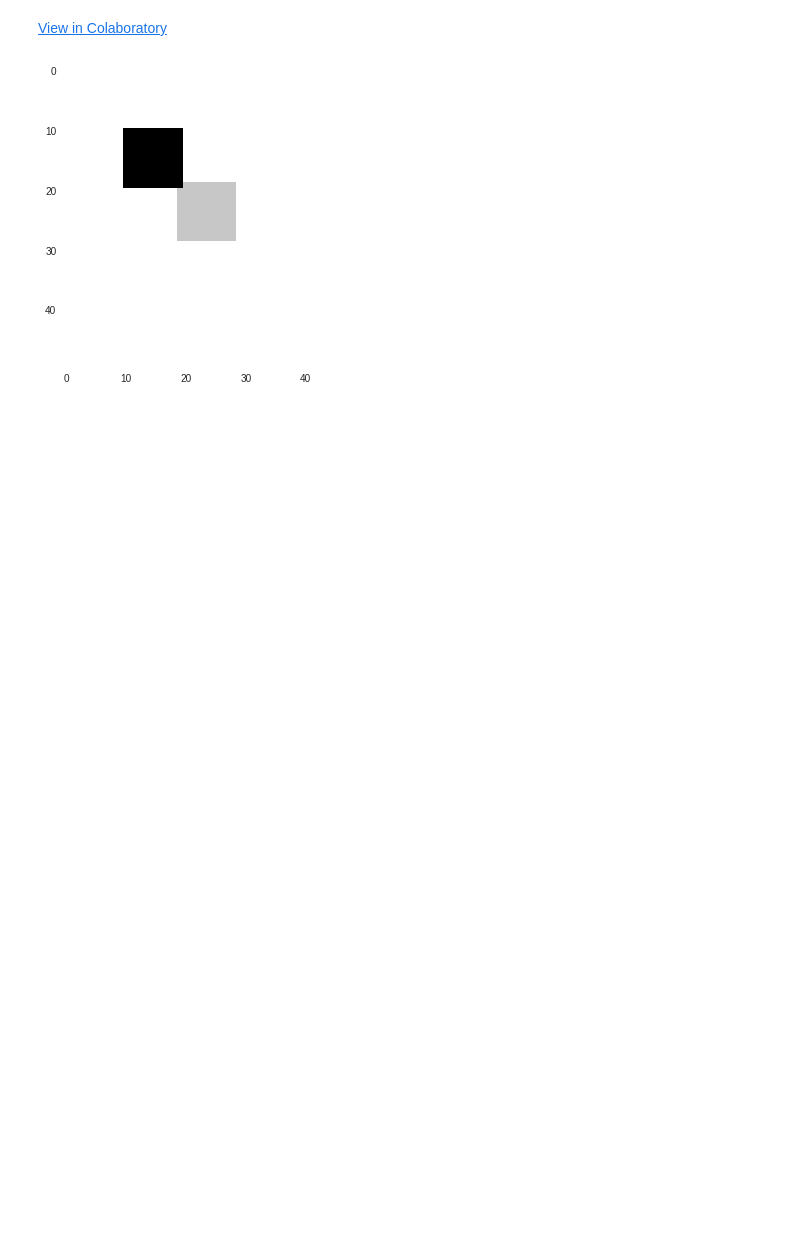
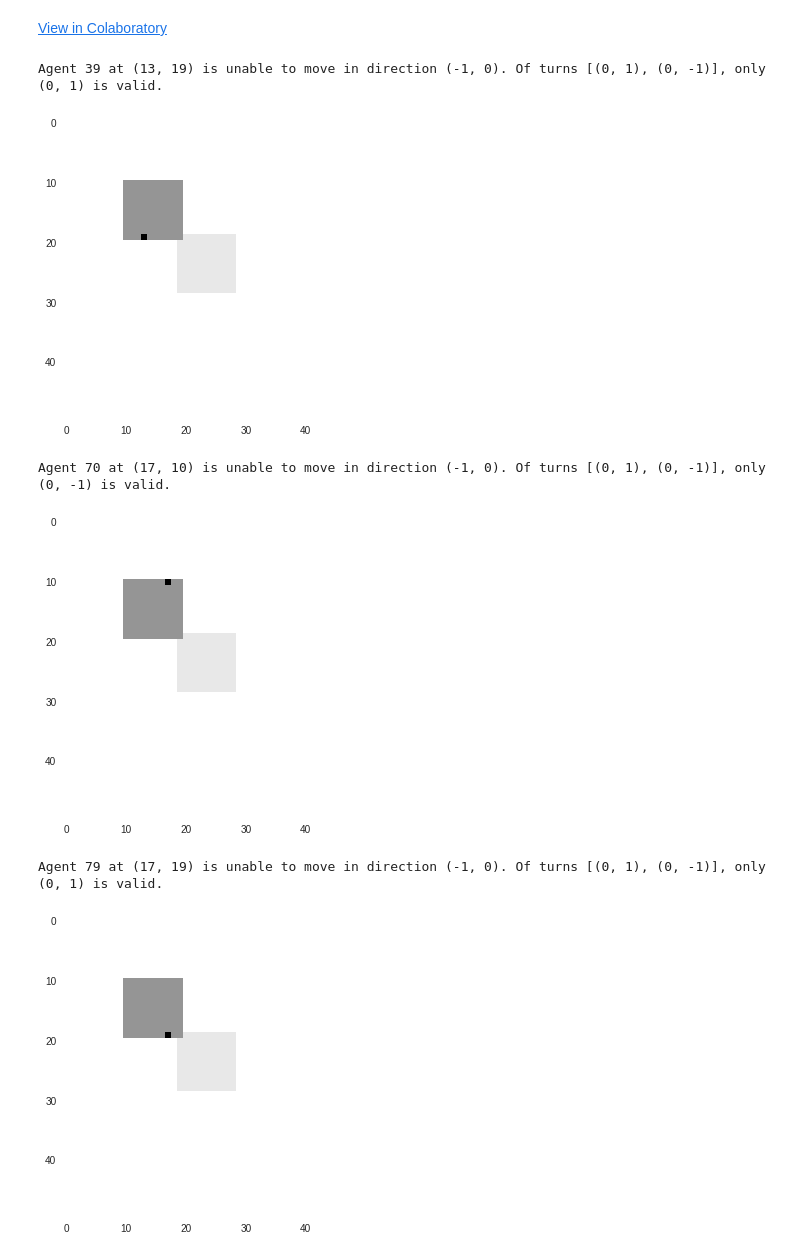
Before and after one commit to jpskycak/research_notebooks, a Jupyter notebook: modeling_programmable_self_assembly_with_cellular_automata.ipynb, the cells around one changed output. Cells and saved outputs as stored; diff of their text form; code cells hidden in the pictures; blank space fills up the shorter version.

```diff
--- a/modeling_programmable_self_assembly_with_cellular_automata.ipynb
+++ b/modeling_programmable_self_assembly_with_cellular_automata.ipynb
@@ -37,13 +37,15 @@ class Agents:
     center = self.true_coordinates[i]
     return [j for j,p in enumerate(self.true_coordinates) if distance(center,p)==1 and i!=j]
 
-  def plot(self):
+  def plot(self,highlight=[]):
     grid = np.zeros(self.grid_shape)
     for p in self.template_coordinates:
       grid[p]=0.33
     #max_gradient = max(self.gradient)
     for i,p in enumerate(self.true_coordinates):
       grid[p] = 1#1+ 2*(1 - float(max_gradient - self.gradient[i])/max_gradient)
+    for i in highlight:
+      grid[self.true_coordinates[i]] = 2
     plt.imshow(grid)
     plt.grid(False)
     plt.show()
@@ -111,7 +113,7 @@ class Agents:
       self.true_coordinates[i] = (x0+dx,y0+dy)
       self.update_neighbors()
       self.update_estimated_coordinates()
-      self.log.append('agent {0} moves from {1} to {2}'.format(i,(x0,y0),self.true_coordinates[i]))
+      self.log.append('Agent {0} moves in direction {1} from {2} to {3}.'.format(i,self.orientation[i],(x0,y0),self.true_coordinates[i]))
     else: # turn
       (dx0,dy0) = self.orientation[i]
       turns = list(set([(-1,0),(0,1),(1,0),(0,-1)])-set([(-dx0,-dy0),(dx0,dy0)])) # can't go backwards
@@ -122,29 +124,43 @@ class Agents:
           admissible_turns.append(t)
       if len(admissible_turns) == 0: # keep original orientation
         self.orientation[i] = (dx0,dy0)
+        self.log.append('Agent {0} at {1} is unable to move in direction {2}. Of turns {3}, none are valid, so agent maintains direction {4}.'.format(i,self.true_coordinates[i],(dx0,dy0),turns,self.orientation[i]))
       elif len(admissible_turns) == 1: # turn
         self.orientation[i] = admissible_turns[0]
+        self.log.append('Agent {0} at {1} is unable to move in direction {2}. Of turns {3}, only {4} is valid.'.format(i,self.true_coordinates[i],(dx0,dy0),turns,self.orientation[i]))
       elif len(admissible_turns) == 2: # turn in direction that gets closest to shape
         distance_to_template = []
-        (x0,y0) = self.true_coordinates[i]
+        (x0,y0) = self.estimated_coordinates[i]
         for (dx,dy) in turns:
           (x,y) = (x0+dx,y0+dy)
           distance_to_template.append(min([distance((x,y),p) for p in self.template_coordinates]))
         if distance_to_template[0] > distance_to_template[1]:
           self.orientation[i] = turns[0]
+          self.log.append('Agent {0} at {1} is unable to move in direction {2}. Both turns {3} are valid, but {4} is more optimal.'.format(i,self.true_coordinates[i],(dx0,dy0),turns,self.orientation[i]))
         elif distance_to_template[0] < distance_to_template[1]:
           self.orientation[i] = turns[1]
+          self.log.append('Agent {0} at {1} is unable to move in direction {2}. Both turns {3} are valid, but {4} is more optimal.'.format(i,self.true_coordinates[i],(dx0,dy0),turns,self.orientation[i]))
         elif distance_to_template[0] == distance_to_template[1]:
           self.orientation[i] = random.choice(turns)
-        self.log.append('agent {0} turns from {1} to {2}'.format(i,(dx0,dy0),self.orientation[i]))
+          self.log.append('Agent {0} at {1} is unable to move in direction {2}. Both turns {3} are valid and optimal, and {4} is randomly chosen.'.format(i,self.true_coordinates[i],(dx0,dy0),turns,self.orientation[i]))
 
   def timestep_forward(self):
     nonsurrounded_subset = [i for i,neighbor_list in enumerate(self.neighbors) if len(neighbor_list)<8]
     random.shuffle(nonsurrounded_subset)
     for i in nonsurrounded_subset:
       self.move(i)
+      try:
+        print self.log[-1]
+      except:
+        pass
+      self.plot(highlight=[i])
 # %%
 a = Agents()
-a.plot()
+a.timestep_forward()
 # %% [output]
+Agent 39 at (13, 19) is unable to move in direction (-1, 0). Of turns [(0, 1), (0, -1)], only (0, 1) is valid.
-[figure, old version]
+[figure, new version]
+Agent 70 at (17, 10) is unable to move in direction (-1, 0). Of turns [(0, 1), (0, -1)], only (0, -1) is valid.
+[figure, added]
+Agent 79 at (17, 19) is unable to move in direction (-1, 0). Of turns [(0, 1), (0, -1)], only (0, 1) is valid.
+[figure, added]
```
Also changed, not shown: parts of 5 cells of this notebook.
